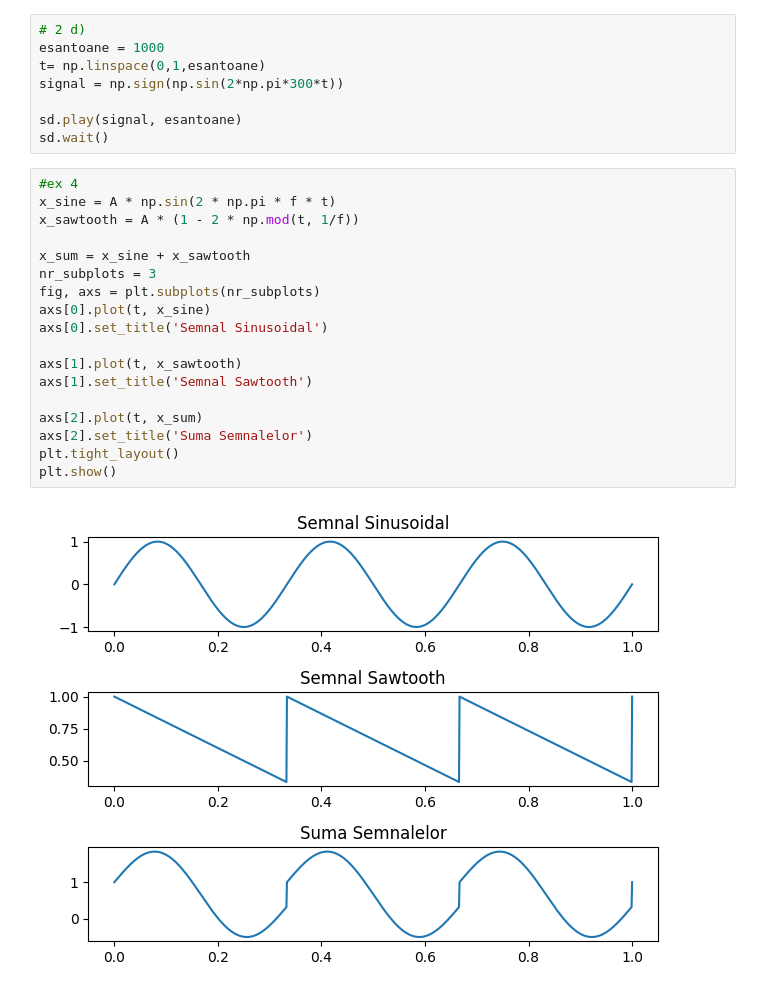
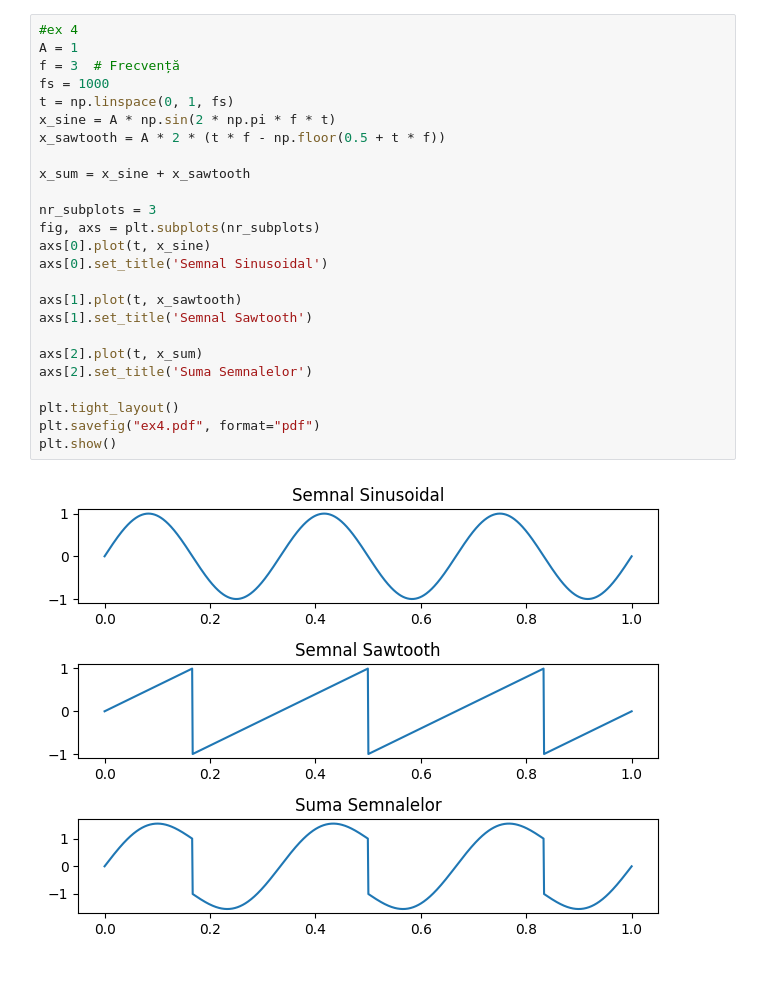
Before and after one commit to Lung-Alexandra/procesarea_semnalelor, a Jupyter notebook: Lab2/lab2.ipynb, the cells around one changed output. Drawn from its saved outputs; the diff is of its cells as text.

```diff
--- a/Lab2/lab2.ipynb
+++ b/Lab2/lab2.ipynb
@@ -110,30 +145,29 @@ sd.wait()
-# %%
-# 2 d)
-esantoane = 1000
-t= np.linspace(0,1,esantoane)
-signal = np.sign(np.sin(2*np.pi*300*t))
-
-sd.play(signal, esantoane)
-sd.wait()
 # %%
 #ex 4
+A = 1
+f = 3  # Frecvență
+fs = 1000
+t = np.linspace(0, 1, fs)
 x_sine = A * np.sin(2 * np.pi * f * t)
-x_sawtooth = A * (1 - 2 * np.mod(t, 1/f))
+x_sawtooth = A * 2 * (t * f - np.floor(0.5 + t * f))
 
 x_sum = x_sine + x_sawtooth
+
 nr_subplots = 3
 fig, axs = plt.subplots(nr_subplots)
 axs[0].plot(t, x_sine)
 axs[0].set_title('Semnal Sinusoidal')
 
 axs[1].plot(t, x_sawtooth)
 axs[1].set_title('Semnal Sawtooth')
 
 axs[2].plot(t, x_sum)
 axs[2].set_title('Suma Semnalelor')
+
 plt.tight_layout()
+plt.savefig("ex4.pdf", format="pdf")
 plt.show()
 # %% [output]
-[figure, old version]
+[figure, new version]
 # %%
 # ex 5
```
Also changed, not shown: parts of 17 cells of this notebook, 8 other files.
